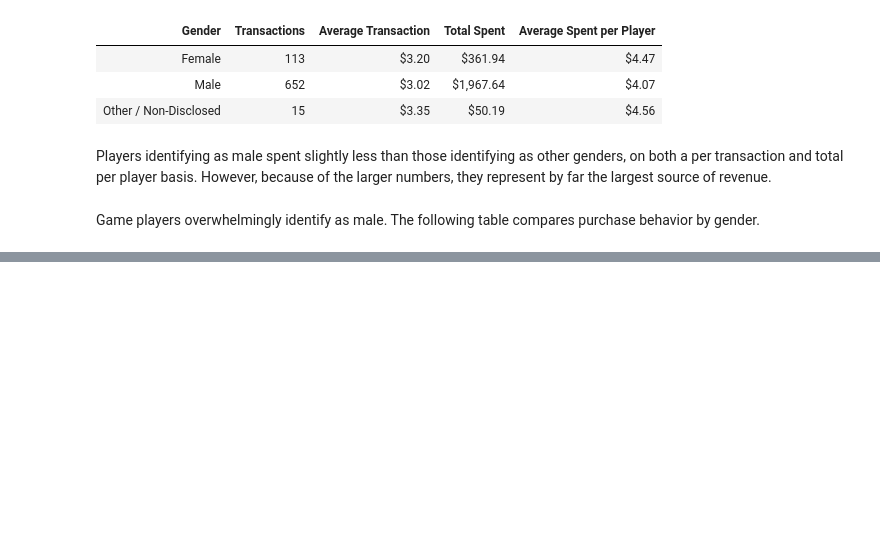
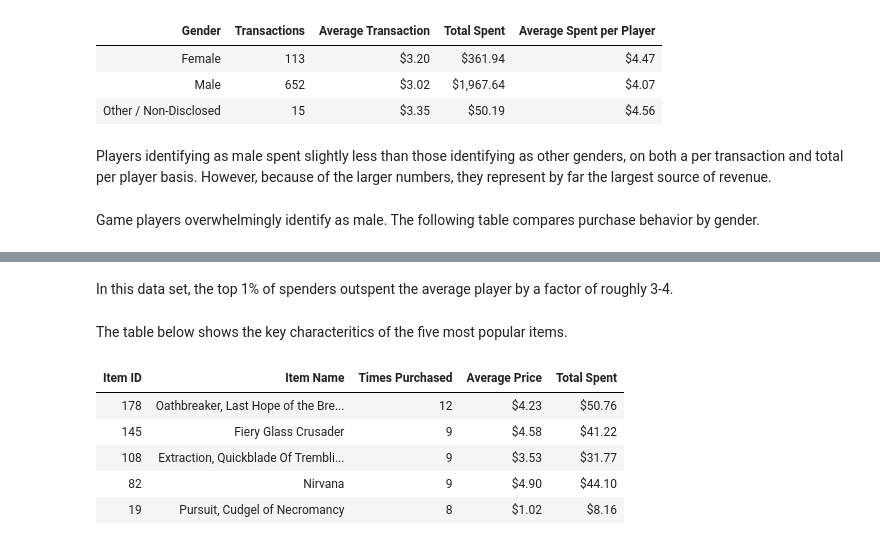
Before and after one commit to andrewguenthner/UCBX, a Jupyter notebook: Assignment 4 - Due 20 Mar/pymoli_analysis.ipynb, the cells around one changed output, grey strips where cells are left out. Drawn from its saved outputs; the diff is of its cells as text; code cells hidden in the pictures; blank space fills up the shorter version.

Commit message:
finished Pymoli except README, working on 2nd exercise for extra practice

```diff
--- a/Assignment 4 - Due 20 Mar/pymoli_analysis.ipynb
+++ b/Assignment 4 - Due 20 Mar/pymoli_analysis.ipynb
@@ -148,0 +204,23 @@ gen_group['']
+# %% [markdown]
+In this data set, the top 1% of spenders outspent the average player by a factor of roughly 3-4.
+# %% [markdown]
+The table below shows the key characteritics of the five most popular items.
+# %%
+# Generate the groupby DataFrame
+top5_items = purchase_df.groupby('Item ID').agg({'Item Name':'first','Purchase ID':'count','Price':['mean','sum']}).reset_index()
+# Sort and chop to top 5
+top5_items = top5_items.sort_values([('Purchase ID','count')],ascending=False).head(5)
+# Prettify with new, single-level column names and formats
+top5_items.columns = top5_items.columns.get_level_values(0)
+top5_items.columns = ['Item ID','Item Name','Times Purchased', 'Average Price','Total Spent']
+top5_items['Average Price'] = top5_items['Average Price'].map('${:,.2f}'.format)
+top5_items['Total Spent'] = top5_items['Total Spent'].map('${:,.2f}'.format)
+# Display
+top5_items.style.hide_index()
+# %% [output]
+| Item ID | Item Name | Times Purchased | Average Price | Total Spent |
+| 178 | Oathbreaker, Last Hope of the Bre... | 12 | $4.23 | $50.76 |
+| 145 | Fiery Glass Crusader | 9 | $4.58 | $41.22 |
+| 108 | Extraction, Quickblade Of Trembli... | 9 | $3.53 | $31.77 |
+| 82 | Nirvana | 9 | $4.90 | $44.10 |
+| 19 | Pursuit, Cudgel of Necromancy | 8 | $1.02 | $8.16 |
```
Also changed, not shown: parts of 15 cells of this notebook, 5 other files.
